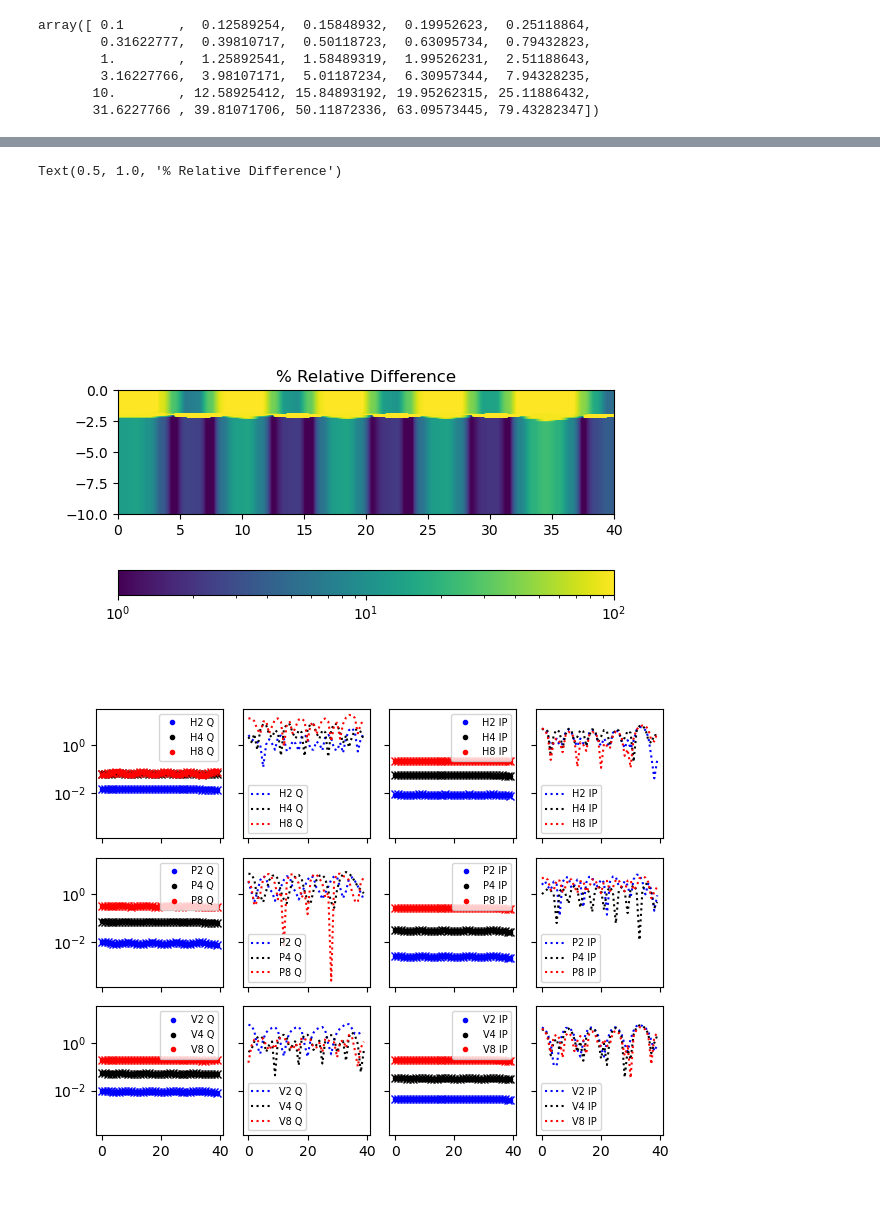
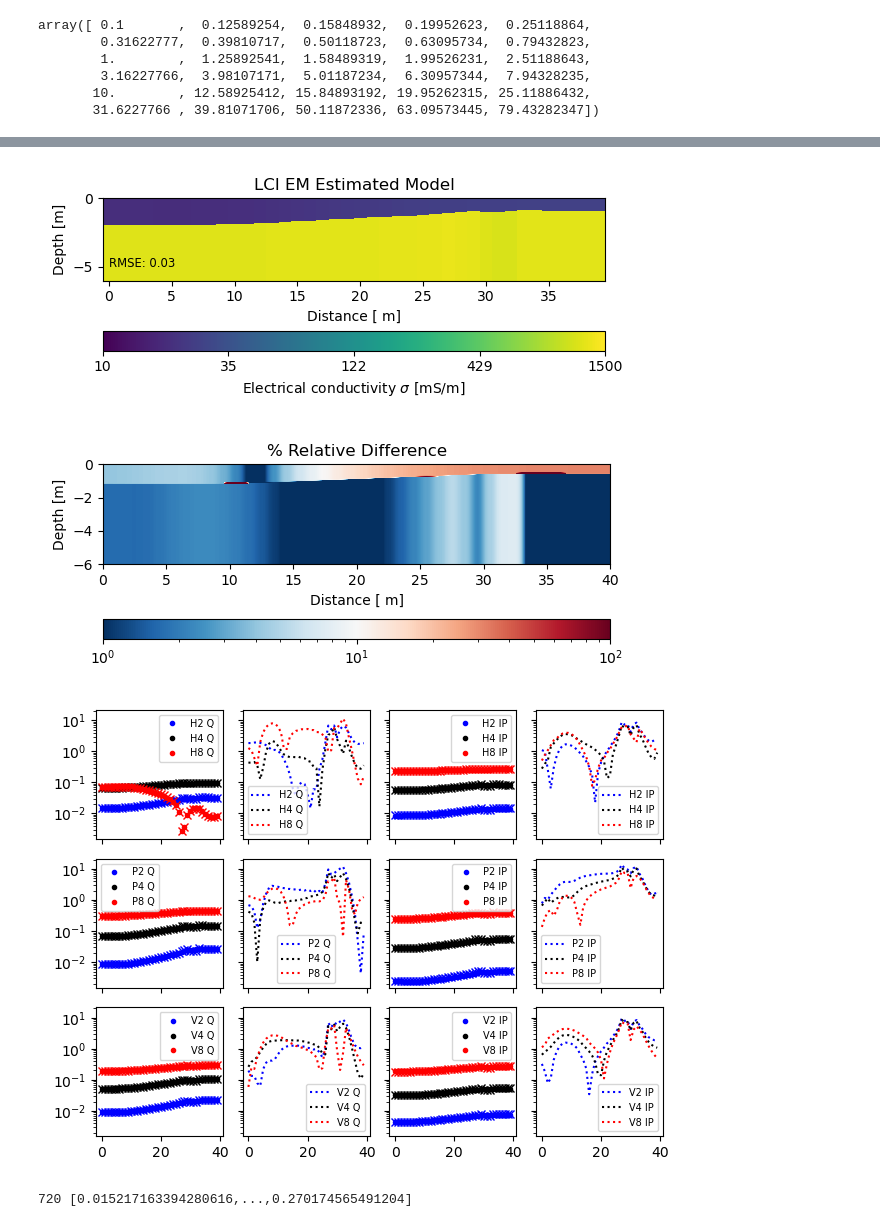
Before and after one commit to mariacarrizo/EMI-ERT_Freshwater, a Jupyter notebook: Synthetic_case/4.1_LCI.ipynb, the cells around one changed output, grey strips where cells are left out. Cells and saved outputs as stored; diff of their text form; code cells hidden in the pictures.

```diff
--- a/Synthetic_case/4.1_LCI.ipynb
+++ b/Synthetic_case/4.1_LCI.ipynb
@@ -18,8 +19,8 @@ from Plots import Plot2Datas, grid
 # First step: check configuration of FDEM to perform forward
 # Second step: check number of layers in FDEM1D Modelling forward class
 # %%
-models = np.load('models/model_sine.npy')
-data = np.load('data/data3D_sine_sorted.npy', allow_pickle=True)
+models = np.load('models/model_slope5.npy')
+data = np.load('data/data3D_slope5_sorted.npy', allow_pickle=True)
 data = np.array(data)
 # %%
 inputs ={'label' : 'Electrical conductivity $\sigma$ [S/m]',
@@ -87,8 +88,8 @@ if Lcurve:
         LC.createConstraints()
 
         transData = pg.trans.TransLog()
-        transThk = pg.trans.TransLogLU(1,5)
-        transSig = pg.trans.TransLogLU(10/1000,2000/1000)
+        transThk = pg.trans.TransLogLU(0.1,3)
+        transSig = pg.trans.TransLogLU(10/1000,1500/1000)
 
         LC.region(1).setTransModel(transThk)
         LC.region(2).setTransModel(transSig)
@@ -229,12 +265,41 @@ showStitchedModels(ax = ax[0], models=models, zMax=6,
+# %%
+fig, ax = plt.subplots(figsize=(6,2.5))
+
+models_mS = models_est.copy()
+models_mS[:,1:] = models_mS[:,1:]*1000
+
+inputs ={'label' : 'Electrical conductivity $\sigma$ [mS/m]',
+         'cMin': 10,
+         'cMax': 1500,
+         'logScale':True,
+         'location':'right'}
+
+showStitchedModels(ax = ax, models=models_mS, zMax=6,
+                  title = 'LCI EM Estimated Model', **inputs)
+
+ax.set_ylabel('Depth [m]')
+ax.set_xlabel('Distance [ m]')
+
+rmse = root_mean_squared_error(models.ravel(), models_est.ravel())
+
+ax.text(0, -5, 'RMSE: ' + "{:1.2f}".format(rmse), fontsize='small')
+
+plt.tight_layout()
+# %% [output]
+[figure, added]
 # %%
-fig, ax = plt.subplots()
+fig, ax = plt.subplots(figsize=(6,2.5))
 
-c = ax.imshow(diff.T, extent=[0,40, -10,0], norm=colors.LogNorm(vmin=1, vmax=100))
-fig.colorbar(c, ax=ax, location='bottom', )
+c = ax.imshow(diff.T, extent=[0,40, -6,0], norm=colors.LogNorm(vmin=1, vmax=100),
+             cmap = 'RdBu_r', aspect='auto')
+fig.colorbar(c, ax=ax, location='bottom', aspect=25,pad=0.3)
+ax.set_ylabel('Depth [m]')
+ax.set_xlabel('Distance [ m]')
 plt.title('% Relative Difference')
+plt.tight_layout()
+plt.show()
 # %% [output]
-Text(0.5, 1.0, '% Relative Difference')
-[figure, old version]
+[figure, new version]
 # %%
 # True data vs Inverted data
 
@@ -243,4 +308,8 @@ data_inv = data_inv.reshape(np.shape(data_t))
 
 Plot2Datas(data_t, data_inv)
 # %% [output]
-[figure, old version]
+[figure, new version]
+# %%
+inv.response
+# %% [output]
+720 [0.015217163394280616,...,0.270174565491204]
```
Also changed, not shown: parts of 9 cells of this notebook, 21 other files.
